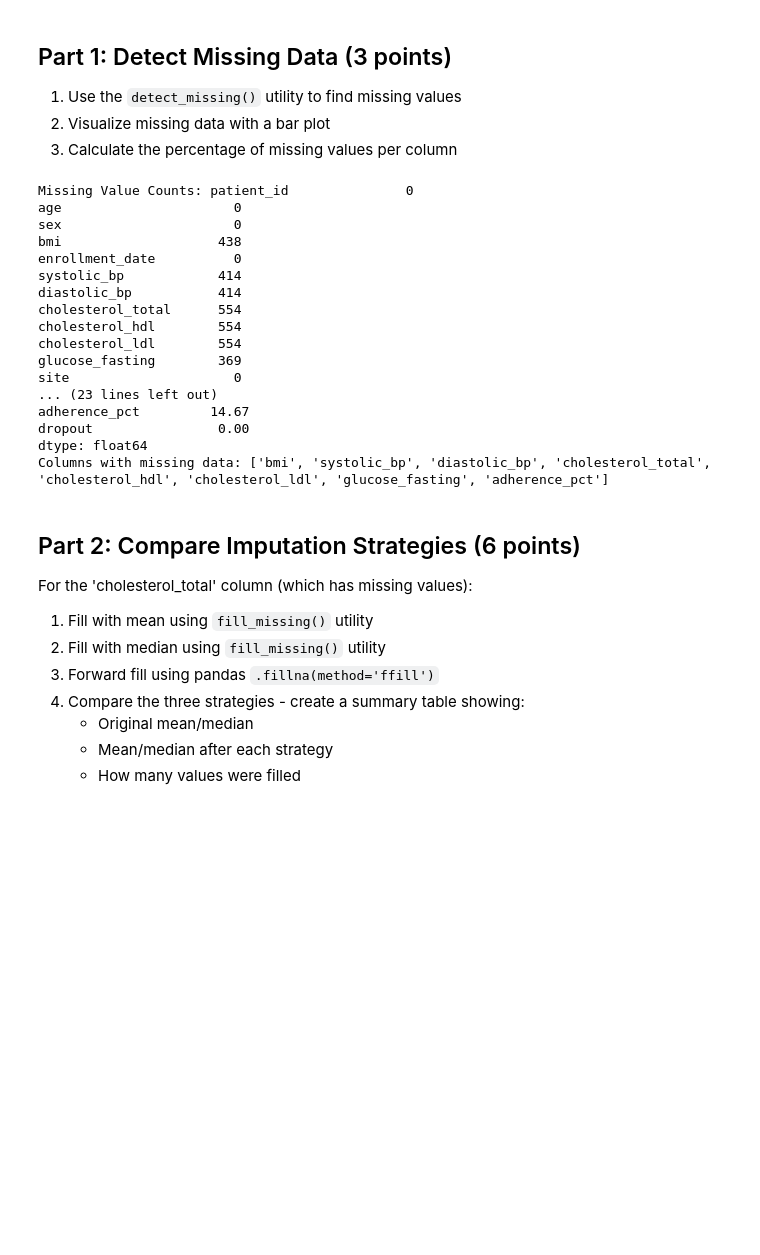
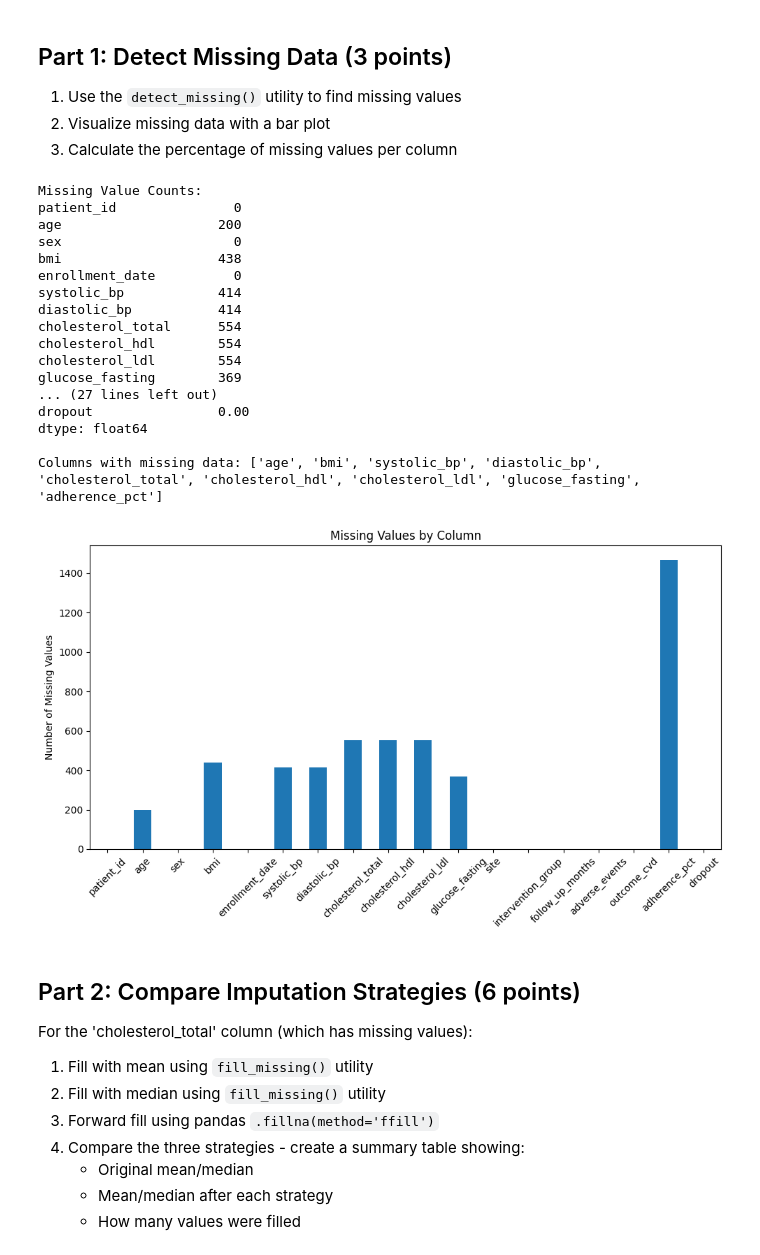
Before and after one commit to UCSF-DataSci/ds217-midterm-Zefan-Huang, a Jupyter notebook: q5_missing_data.ipynb, the cells around one changed output. Drawn from its saved outputs; the diff is of its cells as text; code cells hidden in the pictures; blank space fills up the shorter version.

```diff
--- a/q5_missing_data.ipynb
+++ b/q5_missing_data.ipynb
@@ -43,36 +43,43 @@ Loaded 10000 patients
 3. Calculate the percentage of missing values per column
 # %%
 # TODO: Detect and analyze missing data
-# 1. Use detect_missing(df) to get missing value counts
-# 2. Calculate percentage of missing values per column
-# 3. Print both counts and percentages
-# 4. Identify which columns have missing data
-missing_counts = detect_missing(df)
-missing_percent = (missing_counts / len(df)) * 100
-print("Missing Value Counts:", missing_counts)
-print("Missing Value Percentages (%):", missing_percent)
+# First, clean the data (convert sentinel values to NaN)
+df_clean = df.replace(-999, pd.NA).drop_duplicates()
+missing_counts = detect_missing(df_clean)
+# Now analyze missing data on the cleaned dataset
+missing_counts = detect_missing(df_clean)
+missing_percent = (missing_counts / len(df_clean)) * 100
+
+print("\nMissing Value Counts:")
+print(missing_counts)
+print("\nMissing Value Percentages (%):")
+print(missing_percent.round(2))
+
+# Identify columns with missing data
 columns_with_missing = missing_counts[missing_counts > 0].index.tolist()
-print("Columns with missing data:", columns_with_missing)
-# Optional: Use the visualization function above to create a bar chart
-# visualize_missing_data(missing_counts)
+print("\nColumns with missing data:", columns_with_missing)
+
+# Create visualization
+visualize_missing_data(missing_counts)
 # %% [output]
-Missing Value Counts: patient_id               0
-age                      0
+Missing Value Counts:
+patient_id               0
+age                    200
 sex                      0
 bmi                    438
 enrollment_date          0
 systolic_bp            414
 diastolic_bp           414
 cholesterol_total      554
 cholesterol_hdl        554
 cholesterol_ldl        554
 glucose_fasting        369
-site                     0
-... (23 lines left out)
-adherence_pct         14.67
+... (27 lines left out)
 dropout                0.00
 dtype: float64
-Columns with missing data: ['bmi', 'systolic_bp', 'diastolic_bp', 'cholesterol_total', 'cholesterol_hdl', 'cholesterol_ldl', 'glucose_fasting', 'adherence_pct']
+
+Columns with missing data: ['age', 'bmi', 'systolic_bp', 'diastolic_bp', 'cholesterol_total', 'cholesterol_hdl', 'cholesterol_ldl', 'glucose_fasting', 'adherence_pct']
+[figure, added]
 # %% [markdown]
 ## Part 2: Compare Imputation Strategies (6 points)
 
```
Also changed, not shown: parts of 2 cells of this notebook, 10 other files.
